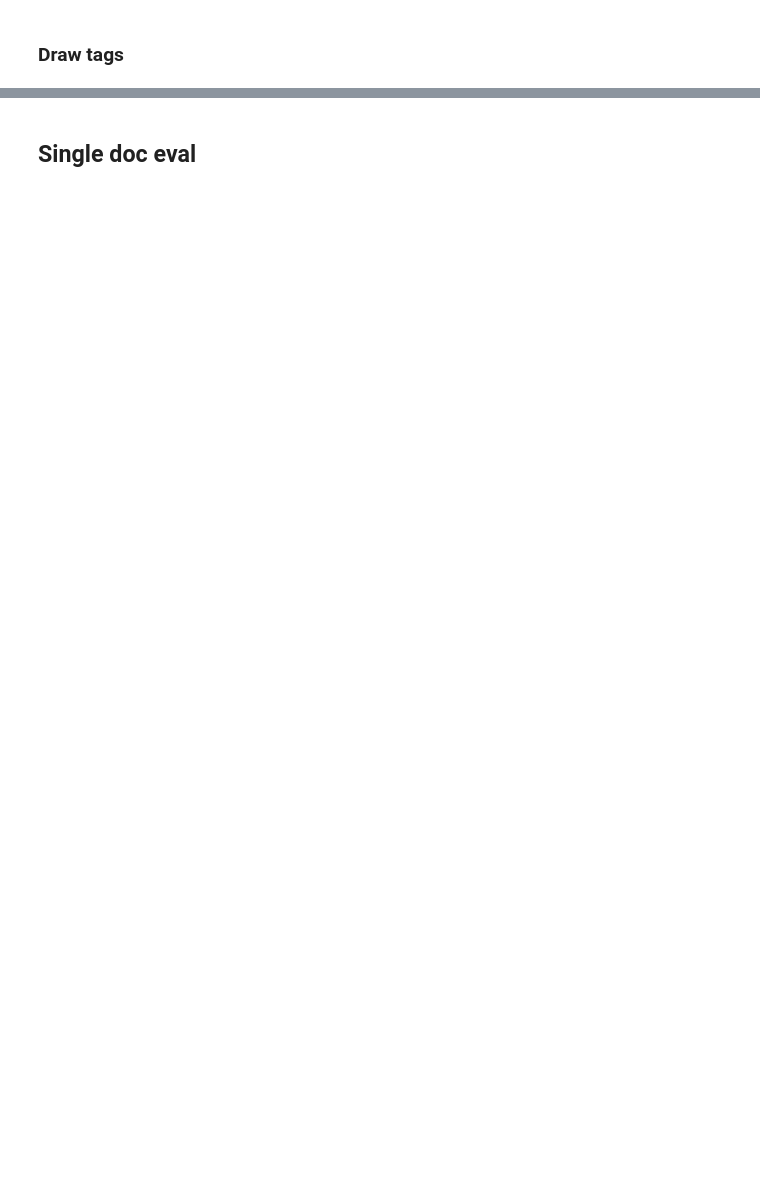
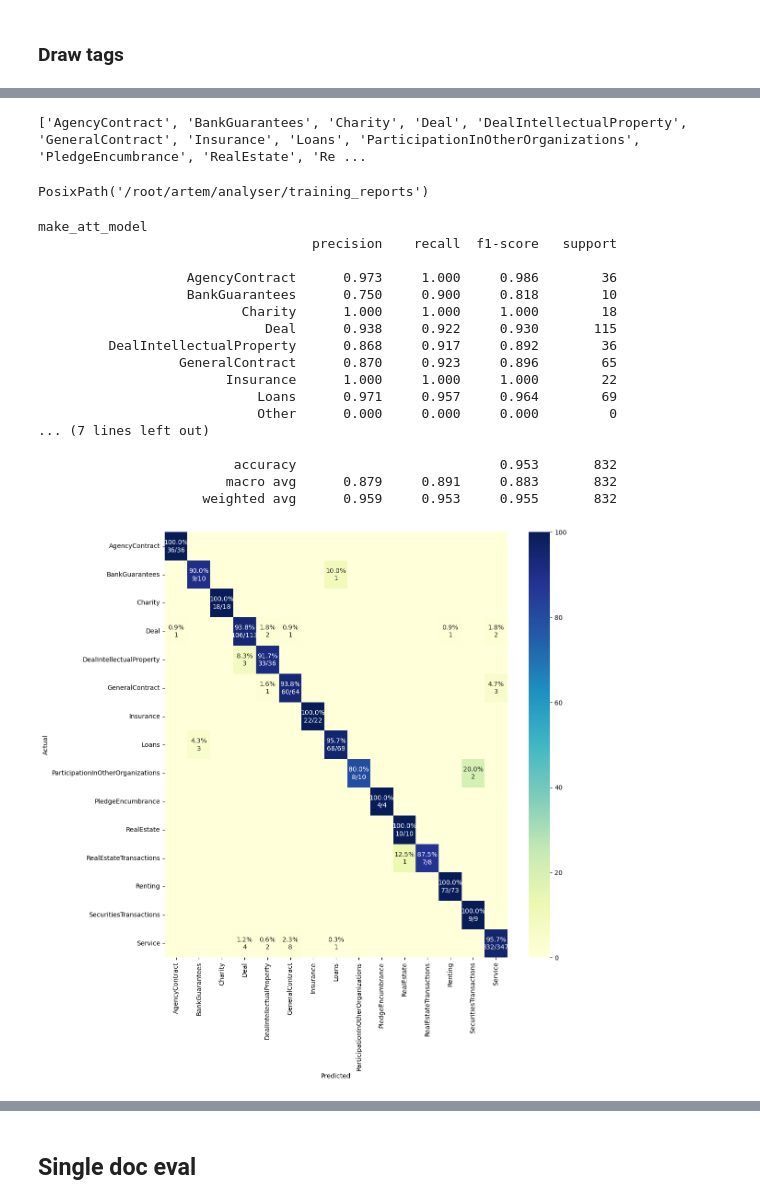
Before and after one commit to LitJane/analyser, a Jupyter notebook: trainsets/eval_contract_uber_model.ipynb, the cells around one changed output, grey strips where cells are left out. Saved outputs shown, nothing was run; the diff lists cells and outputs as text; code cells hidden in the pictures; blank space fills up the shorter version.

```diff
--- a/trainsets/eval_contract_uber_model.ipynb
+++ b/trainsets/eval_contract_uber_model.ipynb
@@ -733,0 +1231,15 @@ umtm.stats
+# %%
+# userdocs[userdocs[f'org-{key}_expected']!=userdocs[f'org-{key}_predicted']][[f'org-{key}_expected', f'org-{key}_predicted']]
+
+report = pd.DataFrame()
+for k in t_semantic_map_keys_price + org_numbered_keys+t_semantic_map_keys_common:
+    s, p = select_wrong(userdocs, k)
+    for _id, _ in s.iterrows():
+       userdocs.at[_id, 'number_of_errors']+=1
+
+#     line = f"{k}\t\t{1-p:.1%}"
+#     print (line)
+    report.at[k, 'accuracy']=f"{1-p:.1%}"
+
+report.to_csv(umtm.reports_dir /'attributes_accuracy.csv')
+report
@@ -733,0 +1346,12 @@ umtm.stats
+# %%
+ev = userdocs.copy()
+# %%
+# _cols = [  'wrong' ]
+# _tmp = ev[cols]
+# errors_report = _tmp[ _tmp.wrong == True] #.sort_values('subject')
+# print(len(errors_report), 'wrong subjects of', len(tags))
+# errors_report
+
+subj_pred = ev[pd.notna(ev.subject_predicted)][pd.notna(ev.subject_expected)]
+subj_df = subj_pred[['subject_predicted', 'subject_expected']].copy()
+subj_df
@@ -733,0 +1373,51 @@ umtm.stats
+# %%
+from sklearn.metrics import confusion_matrix
+from sklearn.metrics import classification_report
+# print(subj_df['predicted_subj'].values)
+labels = sorted(np.unique(subj_df['subject_expected'].values))
+print (labels)
+
+# cm = confusion_matrix(subj_df['expected_subj'].values, subj_df['predicted_subj'].values, labels=labels)
+# cm
+# %% [output]
+['AgencyContract', 'BankGuarantees', 'Charity', 'Deal', 'DealIntellectualProperty', 'GeneralContract', 'Insurance', 'Loans', 'ParticipationInOtherOrganizations', 'PledgeEncumbrance', 'RealEstate', 'Re ...
+# %%
+umtm.reports_dir
+# %% [output]
+PosixPath('/root/artem/analyser/training_reports')
+# %%
+def make_report(umodel, subj_df):
+  plot_cm(subj_df.subject_expected.values, subj_df.subject_predicted.values, figsize=(12, 12))
+
+  img_path = umtm.reports_dir / f'subjects-confusion-matrix-{umodel.name}.png'
+  plt.savefig(img_path, bbox_inches='tight')
+
+  report = classification_report(subj_df.subject_expected, subj_df.subject_predicted, digits=3)
+  print(umodel.name)
+  print(report)
+
+  with open(umtm.reports_dir / f'subjects-classification_report-{umodel.name}.txt', "w") as text_file:
+    text_file.write(report)
+
+
+# subj_df = subj_df[['predicted_subj', 'expected_subj']].copy() #ev[~pd.isna(ev['predicted_subj'])]
+make_report(umodel, subj_df)
+# %% [output]
+make_att_model
+                                   precision    recall  f1-score   support
+
+                   AgencyContract      0.973     1.000     0.986        36
+                   BankGuarantees      0.750     0.900     0.818        10
+                          Charity      1.000     1.000     1.000        18
+                             Deal      0.938     0.922     0.930       115
+         DealIntellectualProperty      0.868     0.917     0.892        36
+                  GeneralContract      0.870     0.923     0.896        65
+                        Insurance      1.000     1.000     1.000        22
+                            Loans      0.971     0.957     0.964        69
+                            Other      0.000     0.000     0.000         0
+... (7 lines left out)
+
+                         accuracy                          0.953       832
+                        macro avg      0.879     0.891     0.883       832
+                     weighted avg      0.959     0.953     0.955       832
+[figure, added]
```
Also changed, not shown: parts of 74 cells of this notebook, 16 other files.
